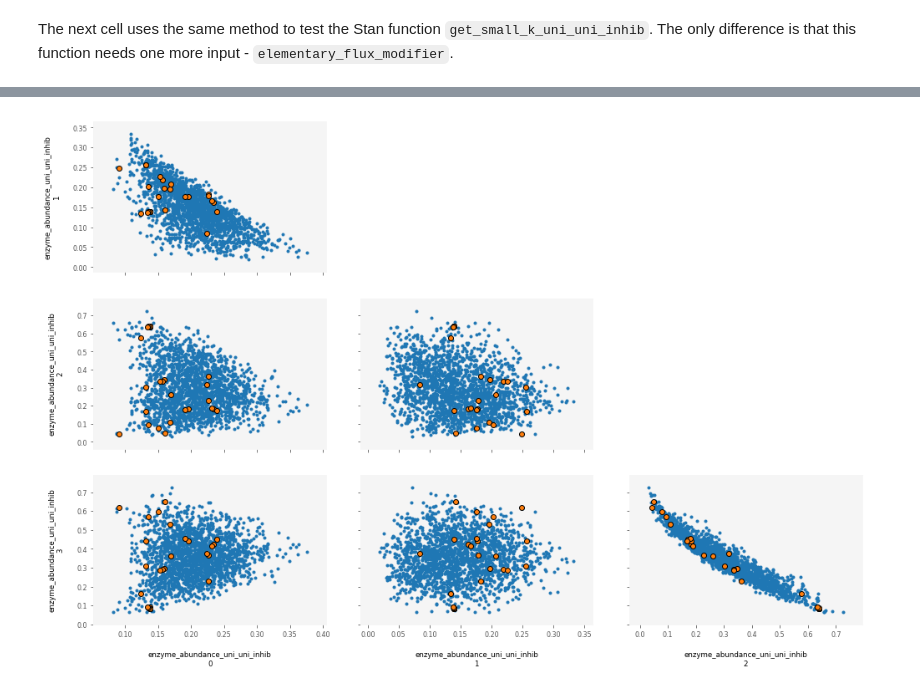
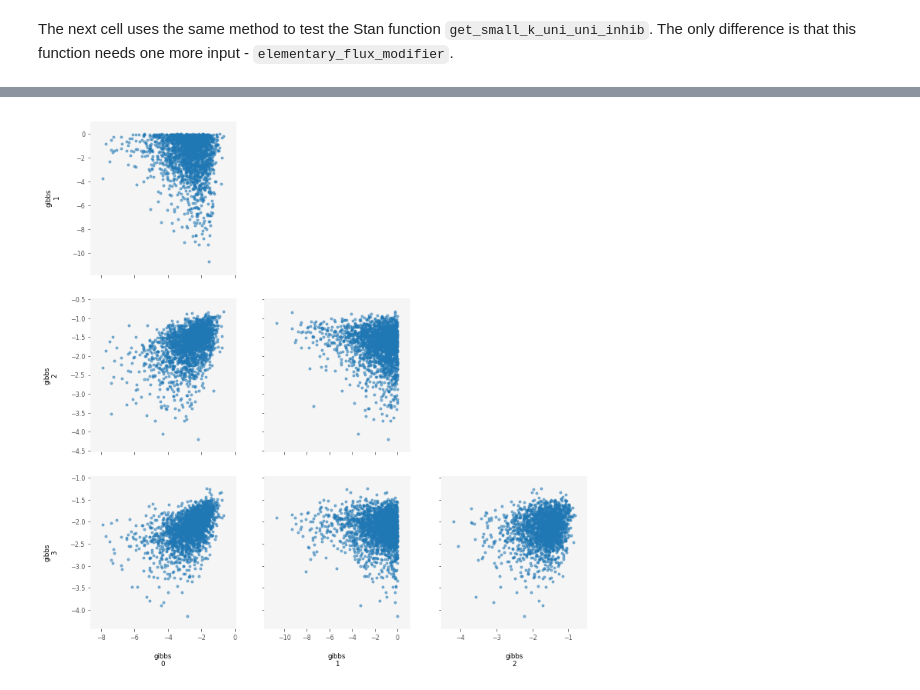
Before and after one commit to teddygroves/stan_ode_example, a Jupyter notebook: Small k example.ipynb, the cells around one changed output, grey strips where cells are left out. Cells and saved outputs as stored; diff of their text form; code cells hidden in the pictures.

```diff
--- a/Small k example.ipynb
+++ b/Small k example.ipynb
@@ -145,24 +143,6 @@ data {
     }
   }
 }
-# %%
-def StanModel_cache(file, model_name=None, **kwargs):
-    with open(file, 'r') as f:
-        model_code = f.read()
-    code_hash = md5(model_code.encode('ascii')).hexdigest()
-    if model_name is None:
-        cache_fn = 'cached_stan_models/{}.pkl'.format(code_hash)
-    else:
-        cache_fn = 'cached_stan_models/{}-{}.pkl'.format(model_name, code_hash)
-    try:
-        sm = pickle.load(open(cache_fn, 'rb'))
-    except:
-        sm = pystan.StanModel(model_code=model_code)
-        with open(cache_fn, 'wb') as f:
-            pickle.dump(sm, f)
-    else:
-        print("Using cached StanModel")
-    return sm
 # %% [markdown]
 The next cell compiles the big k model, sets some priors and then draws samples from the posterior distribution.
 # %%
@@ -639,10 +592,10 @@ sigma_metabolite = [0.05, 0.05, 0.05]
 # how accurate were the flux measurements?
 sigma_flux = 0.02
 # dirichlet hyperparameters for simplex parameters
-dir_rev = 5
-dir_enz = 5
+dir_rev = 3
+dir_enz = 3
 # location and scale for operational gibbs energies
-gibbs_mean = -11
+gibbs_mean = -6
 gibbs_sd = 2
 # beta params for inhibition modifier
 inhibition_modifier_beta_params = [2, 2]
@@ -685,9 +638,11 @@ data_auxiliary_posterior = {**model_data_auxiliary, **{'LIKELIHOOD': 1}}
 # Sample from prior and posterior distribution
 fit_auxiliary_prior = model_auxiliary.sampling(data=data_auxiliary_prior,
                                                iter=1000,
+                                               init=0,
                                                chains=4)
 fit_auxiliary_posterior = model_auxiliary.sampling(data=data_auxiliary_posterior,
                                                    iter=1000,
+                                                   init=0,
                                                    chains=4)
 
 # Store model output as an arviz InferenceData object
@@ -709,8 +664,7 @@ infd_auxiliary.to_netcdf('output/model_output_auxiliary.nc')
 arviz.summary(infd_auxiliary.posterior,
               var_names=['enzyme_abundance_uni_uni',
                          'enzyme_abundance_uni_uni_inhib',
-                         'reversibility_uni_uni',
-                         'reversibility_uni_uni_inhib',
+                         'reversibility',
                          'inhibition_modifier',
                          'gibbs',
                          'reaction_flux'])
@@ -817,7 +730,10 @@ p = arviz.plot_pair(infd_auxiliary,
 # %%
 p = arviz.plot_pair(infd_auxiliary,
-                    var_names=['enzyme_abundance_uni_uni_inhib'],
+                    var_names=['gibbs'],
+                    coords={'experiments': ['Ref', 'Ex_1'], 'metabolites': ['X1', 'X3']},
+                    figsize=[10, 10],
                     textsize=8,
-                    divergences=True)
+                    divergences=True,
+                    plot_kwargs={'alpha': 0.5})
 # %% [output]
-[figure, old version]
+[figure, new version]
```
Also changed, not shown: parts of 25 cells of this notebook, 5 other files.
